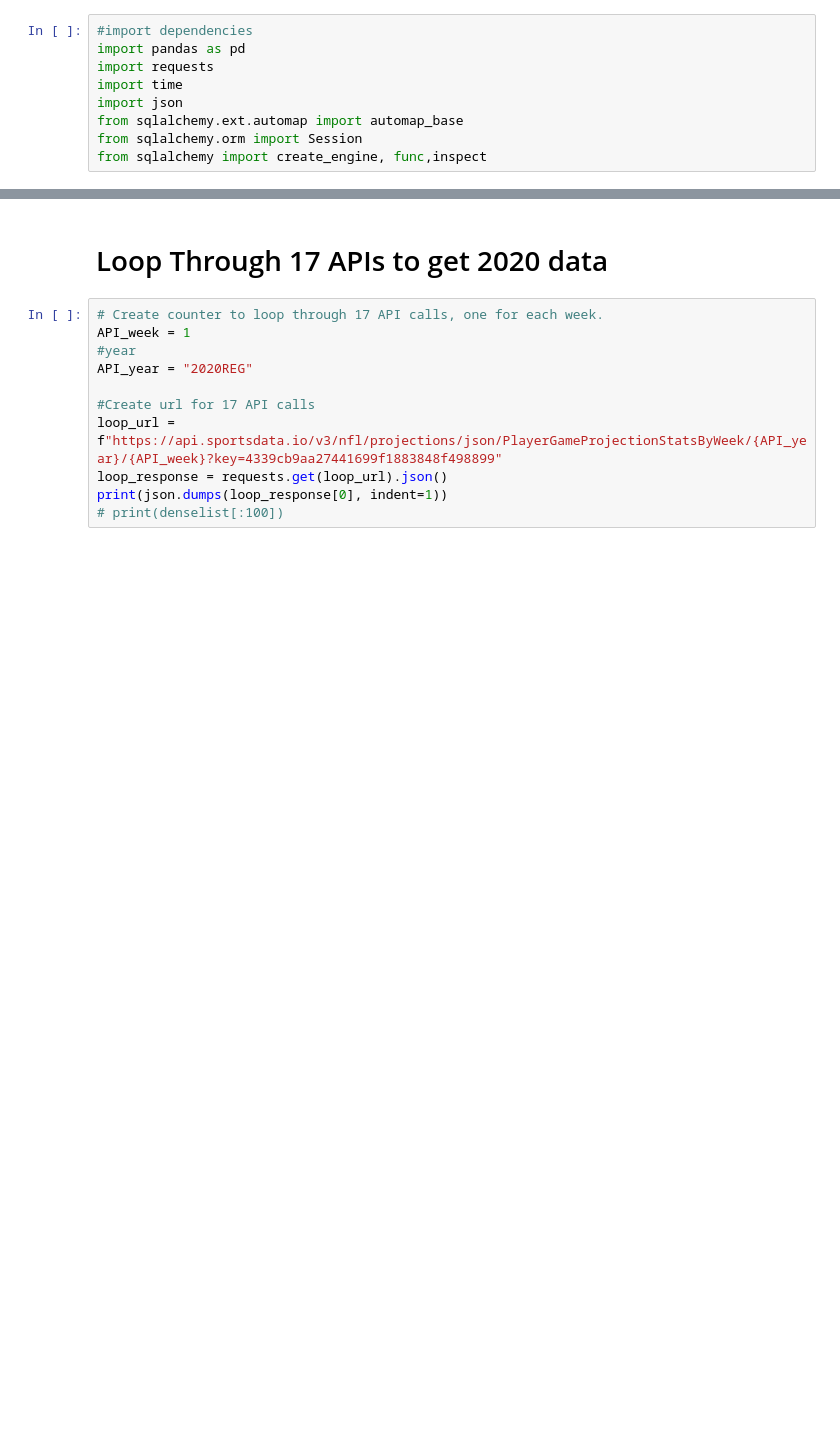
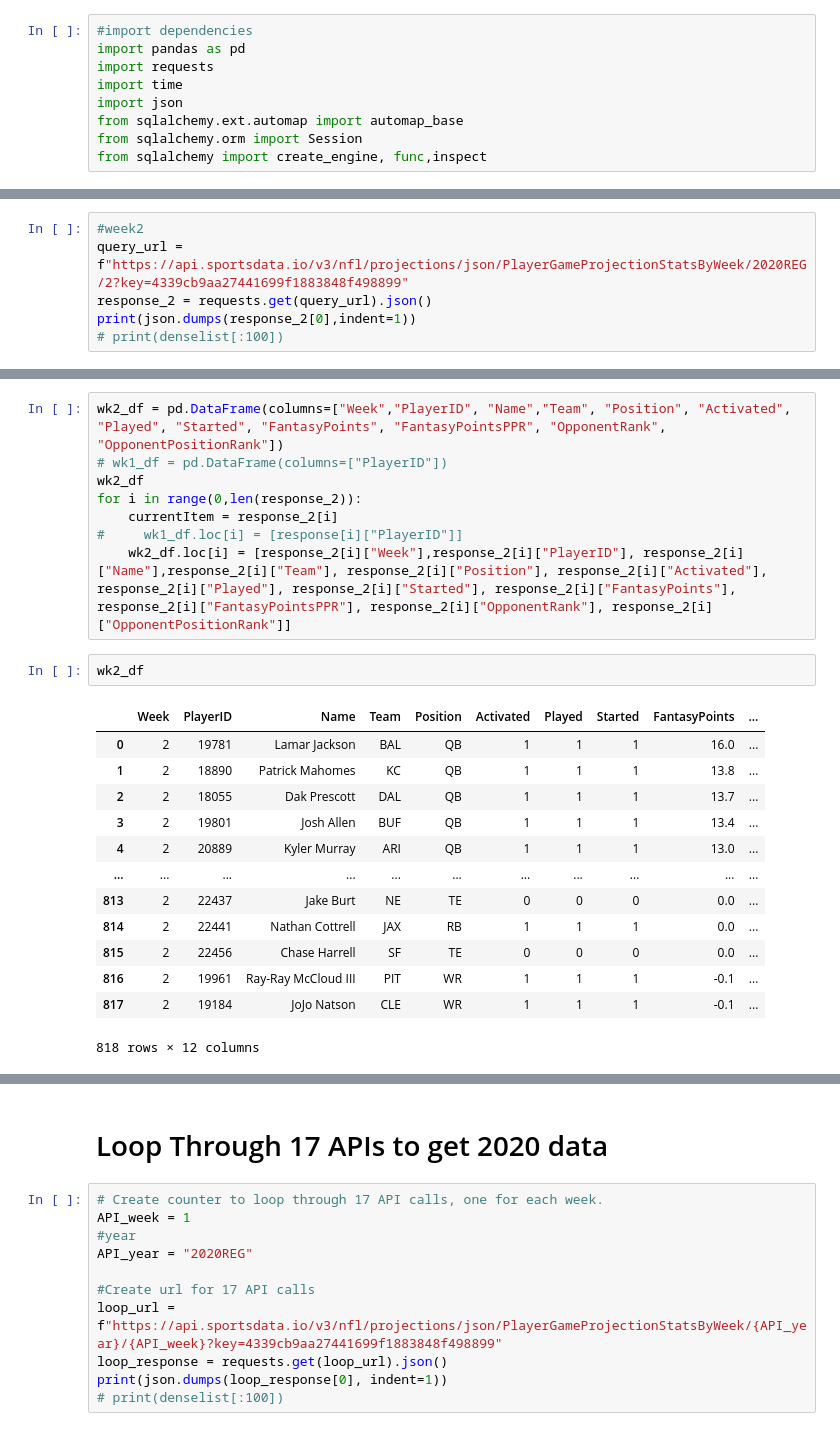
Before and after one commit to TBG1006/Fantasy-Football, a Jupyter notebook: Strength Of Schedule Data.ipynb, the cells around one changed output, grey strips where cells are left out. Saved outputs shown, nothing was run; the diff lists cells and outputs as text; blank space fills up the shorter version.

```diff
--- a/Strength Of Schedule Data.ipynb
+++ b/Strength Of Schedule Data.ipynb
@@ -63,0 +64,6 @@ wk1_df.to_csv('week_one_test_data.csv', index=False)
+# %%
+#week2
+query_url = f"https://api.sportsdata.io/v3/nfl/projections/json/PlayerGameProjectionStatsByWeek/2020REG/2?key=4339cb9aa27441699f1883848f498899"
+response_2 = requests.get(query_url).json()
+print(json.dumps(response_2[0],indent=1))
+# print(denselist[:100])
@@ -63,0 +88,24 @@ wk1_df.to_csv('week_one_test_data.csv', index=False)
+# %%
+wk2_df = pd.DataFrame(columns=["Week","PlayerID", "Name","Team", "Position", "Activated", "Played", "Started", "FantasyPoints", "FantasyPointsPPR", "OpponentRank", "OpponentPositionRank"])
+# wk1_df = pd.DataFrame(columns=["PlayerID"])
+wk2_df
+for i in range(0,len(response_2)):
+    currentItem = response_2[i]
+#     wk1_df.loc[i] = [response[i]["PlayerID"]]
+    wk2_df.loc[i] = [response_2[i]["Week"],response_2[i]["PlayerID"], response_2[i]["Name"],response_2[i]["Team"], response_2[i]["Position"], response_2[i]["Activated"], response_2[i]["Played"], response_2[i]["Started"], response_2[i]["FantasyPoints"], response_2[i]["FantasyPointsPPR"], response_2[i]["OpponentRank"], response_2[i]["OpponentPositionRank"]]
+# %%
+wk2_df
+# %% [output]
+|  | Week | PlayerID | Name | Team | Position | Activated | Played | Started | FantasyPoints | ... |
+| 0 | 2 | 19781 | Lamar Jackson | BAL | QB | 1 | 1 | 1 | 16.0 | ... |
+| 1 | 2 | 18890 | Patrick Mahomes | KC | QB | 1 | 1 | 1 | 13.8 | ... |
+| 2 | 2 | 18055 | Dak Prescott | DAL | QB | 1 | 1 | 1 | 13.7 | ... |
+| 3 | 2 | 19801 | Josh Allen | BUF | QB | 1 | 1 | 1 | 13.4 | ... |
+| 4 | 2 | 20889 | Kyler Murray | ARI | QB | 1 | 1 | 1 | 13.0 | ... |
+| ... | ... | ... | ... | ... | ... | ... | ... | ... | ... | ... |
+| 813 | 2 | 22437 | Jake Burt | NE | TE | 0 | 0 | 0 | 0.0 | ... |
+| 814 | 2 | 22441 | Nathan Cottrell | JAX | RB | 1 | 1 | 1 | 0.0 | ... |
+| 815 | 2 | 22456 | Chase Harrell | SF | TE | 0 | 0 | 0 | 0.0 | ... |
+| 816 | 2 | 19961 | Ray-Ray McCloud III | PIT | WR | 1 | 1 | 1 | -0.1 | ... |
+| 817 | 2 | 19184 | JoJo Natson | CLE | WR | 1 | 1 | 1 | -0.1 | ... |
+818 rows × 12 columns
```
Also changed, not shown: parts of 109 cells of this notebook, 2 other files.
